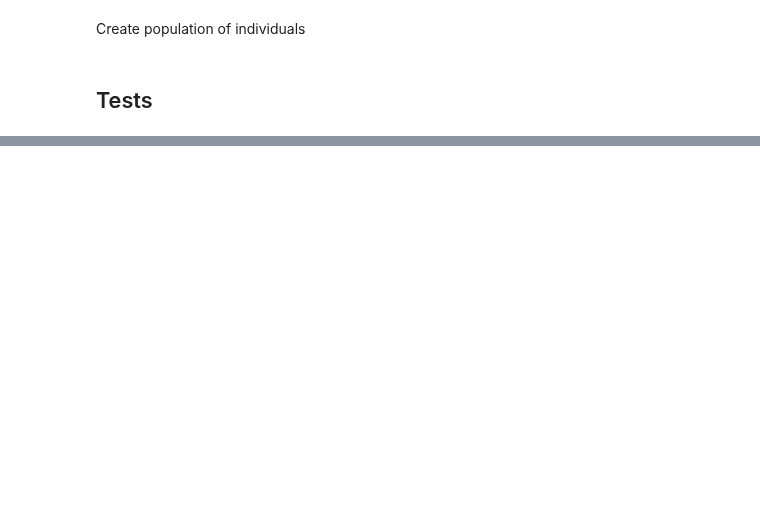
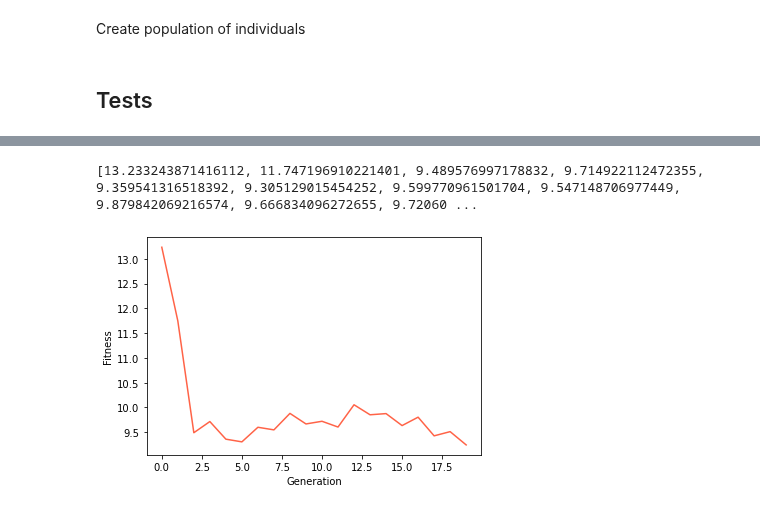
Before and after one commit to witusj/obp, a Jupyter notebook: genetic_algorithm.ipynb, the cells around one changed output, grey strips where cells are left out. Drawn from its saved outputs; the diff is of its cells as text; code cells hidden in the pictures; blank space fills up the shorter version.

```diff
--- a/genetic_algorithm.ipynb
+++ b/genetic_algorithm.ipynb
@@ -631,23 +786,34 @@ eind = 0
 alpha_I = 0.2
 alpha_T = 0.4  # patient doctor centric slider
 alpha_W = 0.4
-popSize = 30
+popSize = 15
+generations = 10
 
 # Initial population
 dataObject = Data(N=N, beta=beta, d=d, I=I, no_show=no_show, eind=eind,
                     alpha_I=alpha_I, alpha_T=alpha_T, alpha_W=alpha_W, popSize=popSize)
 populationZero = Population(dataObject)
 populationZero.calc_fitness_scores()
+best_score = min(populationZero.fitnessScores)
+score_list = [best_score]
 individuals = populationZero.individuals.copy()
-generations = 10
+fitnessScores = populationZero.fitnessScores.copy()
 
 # Genetic algorithm loop
 score_list = []
 for i in range(generations):
     print(f'Generation {i}')
+    tic = time.perf_counter()
     populationObject = Population(dataObject, individuals=individuals)
-    populationObject.calc_fitness_scores()
+    toc = time.perf_counter()
+    objTime = toc - tic
+    populationObject.fitnessScores = fitnessScores
     best_score = min(populationObject.fitnessScores)
     score_list.append(best_score)
+    tic = time.perf_counter()
     populationObject.apply_crossover()
+    toc = time.perf_counter()
+    crossTime = toc - tic
     individuals = populationObject.individuals.copy()
+    fitnessScores = populationObject.fitnessScores.copy()
+    print(f'Population building time: : {objTime}\nCrossover time: {crossTime}\n')
@@ -659,0 +908,9 @@ plt.show()
+# %%
+print(score_list)
+plt.plot(score_list, color='tomato')
+plt.ylabel('Fitness')
+plt.xlabel('Generation')
+plt.show()
+# %% [output]
+[13.233243871416112, 11.747196910221401, 9.489576997178832, 9.714922112472355, 9.359541316518392, 9.305129015454252, 9.599770961501704, 9.547148706977449, 9.879842069216574, 9.666834096272655, 9.72060 ...
+[figure, added]
```
Also changed, not shown: parts of 22 cells of this notebook.
